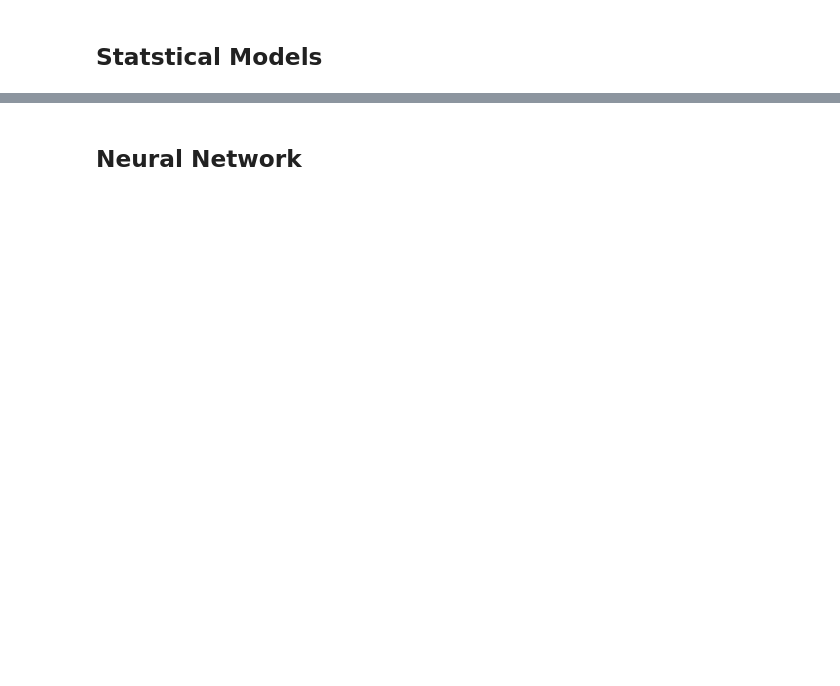
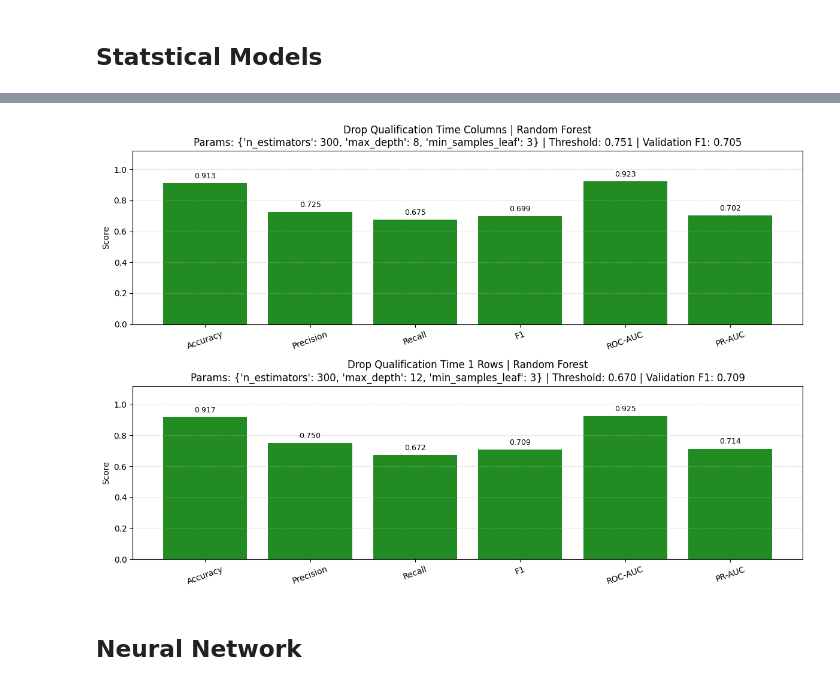
Before and after one commit to EchoKnights/CSEN903-Project, a Jupyter notebook: acl-milestone.ipynb, the cells around one changed output, grey strips where cells are left out. Saved outputs shown, nothing was run; the diff lists cells and outputs as text; code cells hidden in the pictures; blank space fills up the shorter version.

```diff
--- a/acl-milestone.ipynb
+++ b/acl-milestone.ipynb
@@ -2185,2 +2437,27 @@ Logistic Regression F1 Score: 0.4827586206896552
+# %%
+fig, axes = plt.subplots(
+    nrows=len(datasets),
+    ncols=1,
+    figsize=(12, 4 * len(datasets))
+)
+
+axes = np.atleast_1d(axes)
+all_metrics = {}
+
+all_forest_models = []
+
+for i, (data, num_cols, cat_cols, title) in enumerate(datasets):
+    all_metrics[title] = train_random_forest_model(
+        data, num_cols, cat_cols,
+        ax=axes[i],
+        title=title
+    )
+
+    all_forest_models.append(all_metrics[title]['model'])
+
+fig.tight_layout()
+plt.show()
+# %% [output]
+[figure, added]
 # %% [markdown]
 ## **Neural Network**
```
Also changed, not shown: parts of 76 cells of this notebook.
